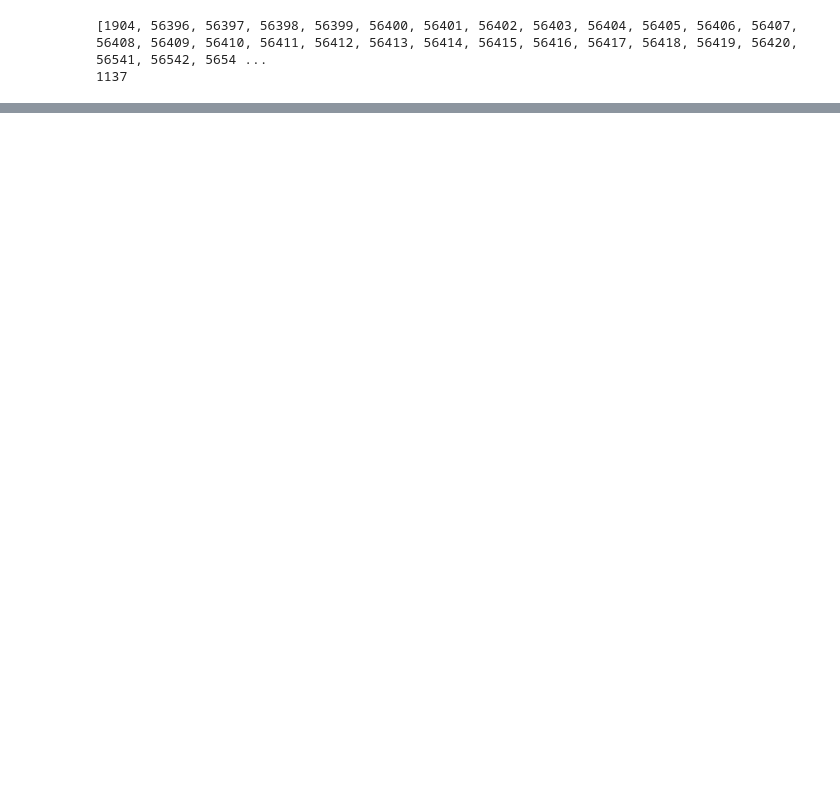
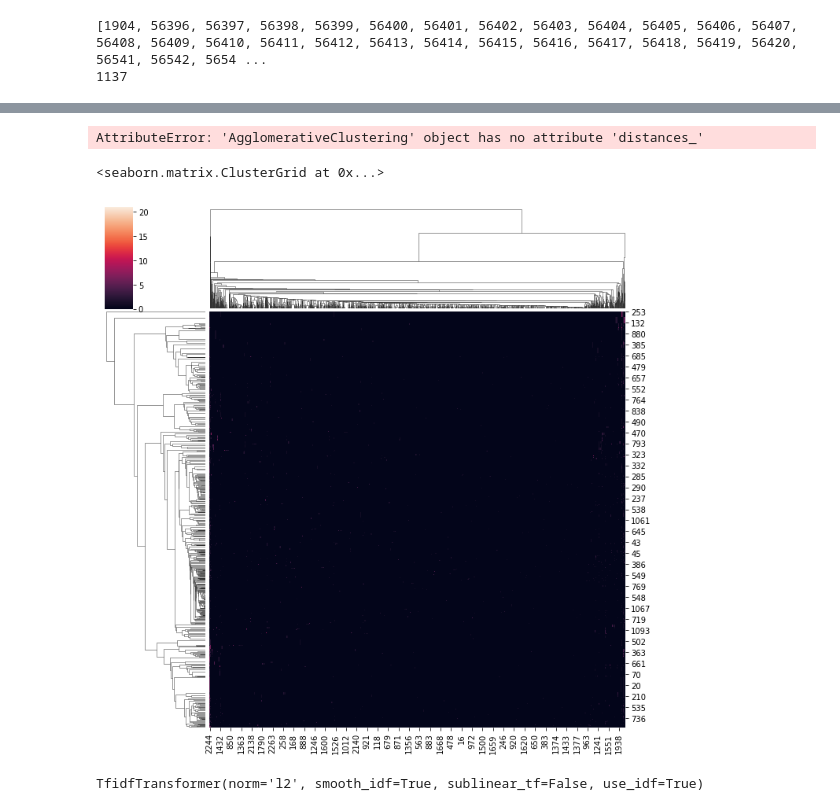
Before and after one commit to dsalinasduron-msmary/chemical_informatics, a Jupyter notebook: Fresh_Start.ipynb, the cells around one changed output, grey strips where cells are left out. Cells and saved outputs as stored; diff of their text form; code cells hidden in the pictures; blank space fills up the shorter version.

```diff
--- a/Fresh_Start.ipynb
+++ b/Fresh_Start.ipynb
@@ -395,0 +561,12 @@ seaborn.clustermap(tf_idf_vector.toarray(),method='ward')
+# %%
+a=0
+#create list of target IDs by calling them from dictionary
+target_ids = api_response['data']['disease']['associatedTargets']['rows']
+#print(target_ids)
+target_id_list = []
+#pull IDs from dictionary and add to new list
+while a < len(target_ids):
+    target_id_list.append(target_ids[a]['target'].get('id'))
+    a+=1
+print(target_id_list)
+print("done")
@@ -395,0 +681,3 @@ seaborn.clustermap(tf_idf_vector.toarray(),method='ward')
+# %%
+tagger = Classifier.load('bioner')
+print("done")
@@ -395,0 +807,8 @@ seaborn.clustermap(tf_idf_vector.toarray(),method='ward')
+# %%
+from sklearn.feature_extraction.text import CountVectorizer
+
+Assay_Count_Vect = CountVectorizer()
+Assay_Train_Counts = Assay_Count_Vect.fit_transform(Assay_Descriptions_List)
+print(Assay_Train_Counts.shape)
+print(Assay_Train_Counts)
+print(Assay_Train_Counts.toarray())
@@ -395,0 +819,29 @@ seaborn.clustermap(tf_idf_vector.toarray(),method='ward')
+# %%
+from sklearn.cluster import AgglomerativeClustering
+import numpy as np
+from scipy.cluster.hierarchy import dendrogram
+
+n_clusters = 10  # number of regions
+X = Assay_Train_Counts.toarray()
+
+#ward = AgglomerativeClustering(
+   # n_clusters = n_clusters, linkage="ward", connectivity=None, compute_full_tree= True,compute_distances= True
+#)
+#ward.fit(X)
+
+#ward.distances_
+#ward.distances_.shape
+# %%
+from matplotlib.pyplot import hist
+from sklearn.neighbors import KernelDensity
+from scipy import stats
+#print(ward.distances_)
+#print(ward.distances_.shape)
+#print(ward.children_)
+X_Hist = ward.distances_
+#hist(X_Hist)
+kernel = stats.gaussian_kde(X_Hist)
+print(kernel(X_Hist))
+print(X_Hist)
+# %% [output]
+AttributeError: 'AgglomerativeClustering' object has no attribute 'distances_'
@@ -395,0 +850,17 @@ seaborn.clustermap(tf_idf_vector.toarray(),method='ward')
+# %%
+import seaborn
+
+seaborn.clustermap(X,method='ward')
+# %% [output]
+<seaborn.matrix.ClusterGrid at 0x...>
+[figure, added]
+# %%
+from sklearn.feature_extraction.text import TfidfVectorizer
+from sklearn.feature_extraction.text import TfidfTransformer
+from sklearn.feature_extraction.text import CountVectorizer
+import pandas as pd
+
+tfidf_transformer=TfidfTransformer(smooth_idf=True,use_idf=True)
+tfidf_transformer.fit(Assay_Train_Counts)
+# %% [output]
+TfidfTransformer(norm='l2', smooth_idf=True, sublinear_tf=False, use_idf=True)
```
Also changed, not shown: parts of 44 cells of this notebook, 4 other files.
